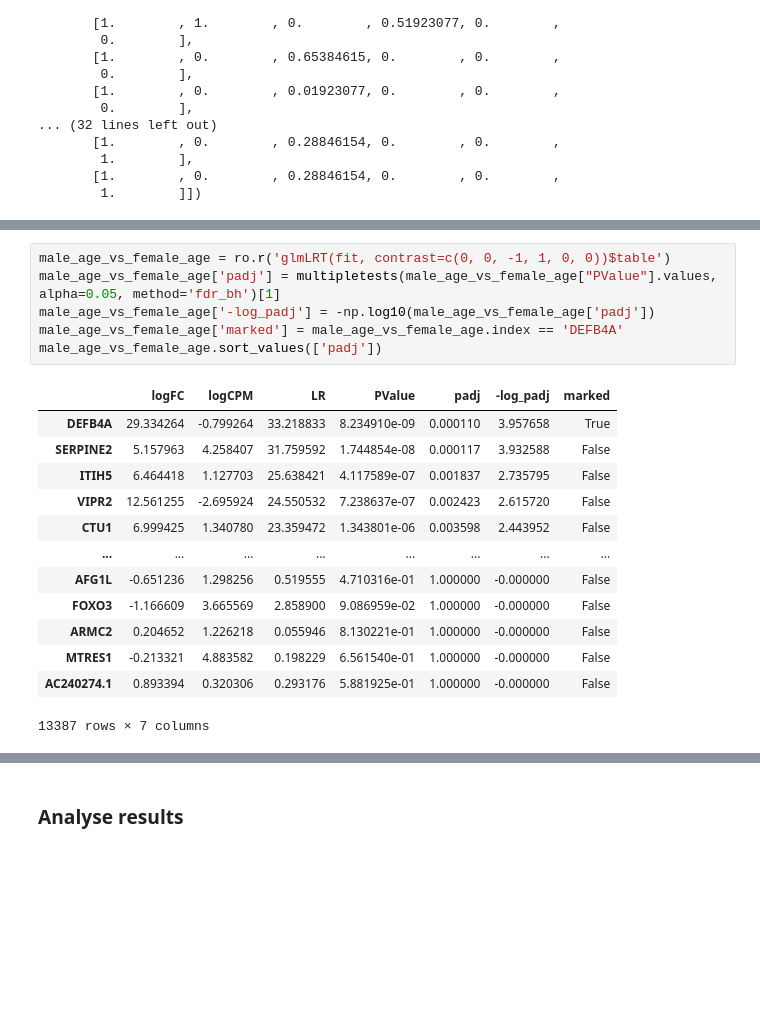
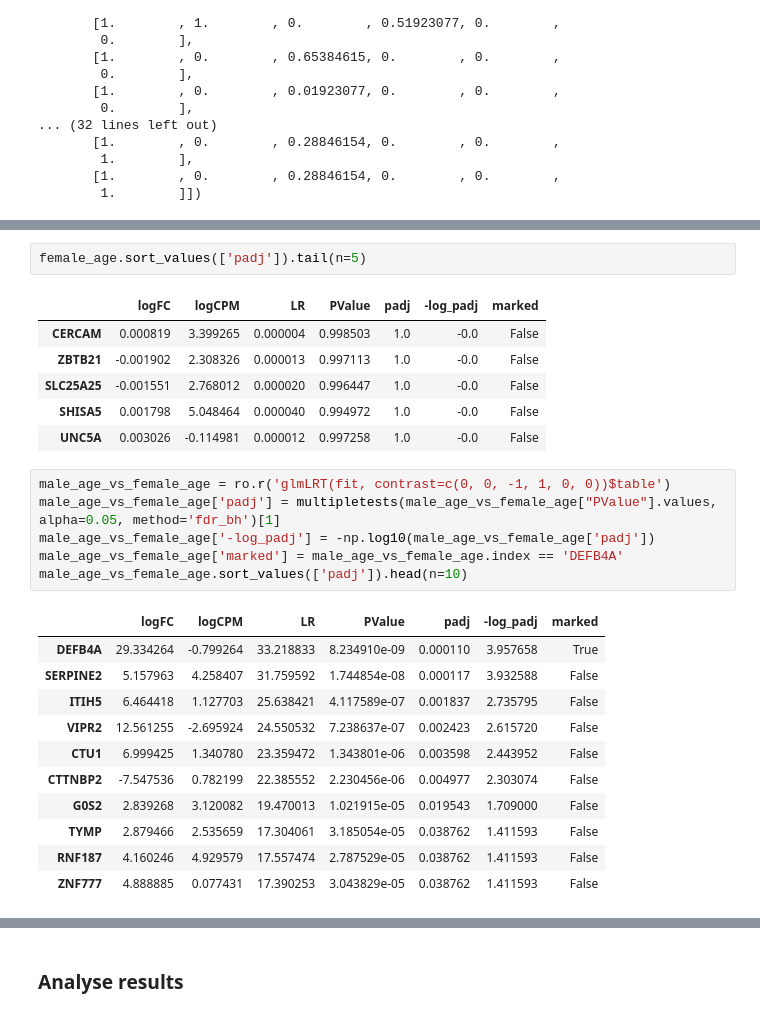
Before and after one commit to Hrovatin/gobi_2022, a Jupyter notebook: analysis/3_differential_expression_analysis.ipynb, the cells around one changed output, grey strips where cells are left out. Cells and saved outputs as stored; diff of their text form; blank space fills up the shorter version.

```diff
--- a/analysis/3_differential_expression_analysis.ipynb
+++ b/analysis/3_differential_expression_analysis.ipynb
@@ -343,20 +357,27 @@ female_age.sort_values(['padj'])
+# %%
+female_age.sort_values(['padj']).tail(n=5)
+# %% [output]
+|  | logFC | logCPM | LR | PValue | padj | -log_padj | marked |
+| CERCAM | 0.000819 | 3.399265 | 0.000004 | 0.998503 | 1.0 | -0.0 | False |
+| ZBTB21 | -0.001902 | 2.308326 | 0.000013 | 0.997113 | 1.0 | -0.0 | False |
+| SLC25A25 | -0.001551 | 2.768012 | 0.000020 | 0.996447 | 1.0 | -0.0 | False |
+| SHISA5 | 0.001798 | 5.048464 | 0.000040 | 0.994972 | 1.0 | -0.0 | False |
+| UNC5A | 0.003026 | -0.114981 | 0.000012 | 0.997258 | 1.0 | -0.0 | False |
 # %%
 male_age_vs_female_age = ro.r('glmLRT(fit, contrast=c(0, 0, -1, 1, 0, 0))$table')
 male_age_vs_female_age['padj'] = multipletests(male_age_vs_female_age["PValue"].values, alpha=0.05, method='fdr_bh')[1]
 male_age_vs_female_age['-log_padj'] = -np.log10(male_age_vs_female_age['padj'])
 male_age_vs_female_age['marked'] = male_age_vs_female_age.index == 'DEFB4A'
-male_age_vs_female_age.sort_values(['padj'])
+male_age_vs_female_age.sort_values(['padj']).head(n=10)
 # %% [output]
 |  | logFC | logCPM | LR | PValue | padj | -log_padj | marked |
 | DEFB4A | 29.334264 | -0.799264 | 33.218833 | 8.234910e-09 | 0.000110 | 3.957658 | True |
 | SERPINE2 | 5.157963 | 4.258407 | 31.759592 | 1.744854e-08 | 0.000117 | 3.932588 | False |
 | ITIH5 | 6.464418 | 1.127703 | 25.638421 | 4.117589e-07 | 0.001837 | 2.735795 | False |
 | VIPR2 | 12.561255 | -2.695924 | 24.550532 | 7.238637e-07 | 0.002423 | 2.615720 | False |
 | CTU1 | 6.999425 | 1.340780 | 23.359472 | 1.343801e-06 | 0.003598 | 2.443952 | False |
-| ... | ... | ... | ... | ... | ... | ... | ... |
-| AFG1L | -0.651236 | 1.298256 | 0.519555 | 4.710316e-01 | 1.000000 | -0.000000 | False |
-| FOXO3 | -1.166609 | 3.665569 | 2.858900 | 9.086959e-02 | 1.000000 | -0.000000 | False |
-| ARMC2 | 0.204652 | 1.226218 | 0.055946 | 8.130221e-01 | 1.000000 | -0.000000 | False |
-| MTRES1 | -0.213321 | 4.883582 | 0.198229 | 6.561540e-01 | 1.000000 | -0.000000 | False |
-| AC240274.1 | 0.893394 | 0.320306 | 0.293176 | 5.881925e-01 | 1.000000 | -0.000000 | False |
+| CTTNBP2 | -7.547536 | 0.782199 | 22.385552 | 2.230456e-06 | 0.004977 | 2.303074 | False |
+| G0S2 | 2.839268 | 3.120082 | 19.470013 | 1.021915e-05 | 0.019543 | 1.709000 | False |
+| TYMP | 2.879466 | 2.535659 | 17.304061 | 3.185054e-05 | 0.038762 | 1.411593 | False |
+| RNF187 | 4.160246 | 4.929579 | 17.557474 | 2.787529e-05 | 0.038762 | 1.411593 | False |
+| ZNF777 | 4.888885 | 0.077431 | 17.390253 | 3.043829e-05 | 0.038762 | 1.411593 | False |
-13387 rows × 7 columns
```
Also changed, not shown: parts of 7 cells of this notebook.
